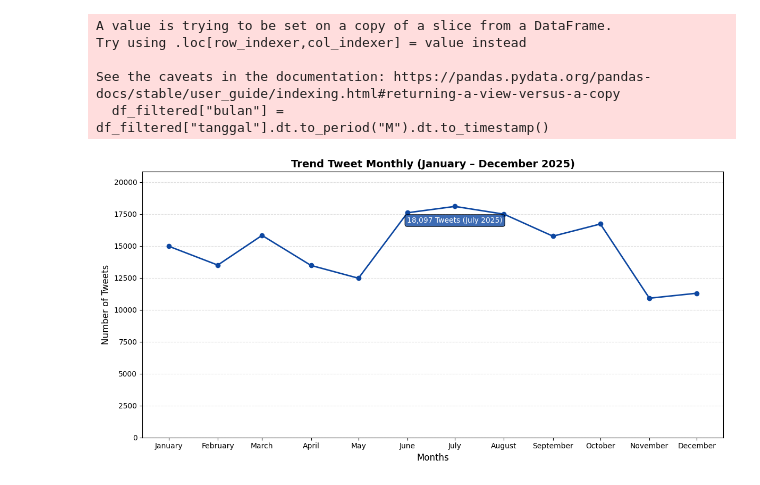
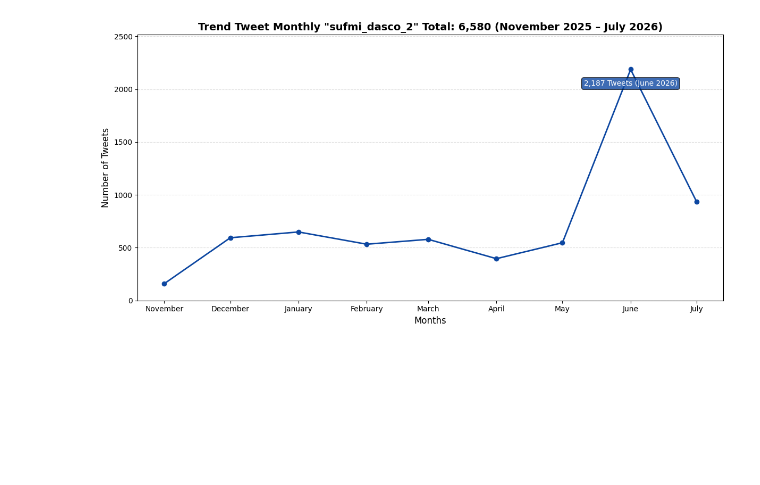
Before and after one commit to whdkelilauw/hxrscraper, a Jupyter notebook: analyze/sentiment/preprocessing.ipynb, the cells around one changed output. Cells and saved outputs as stored; diff of their text form; code cells hidden in the pictures; blank space fills up the shorter version.

Commit message:
update v.0.1.2: improve crawler, preprocessing, SNA extract, tools
Co-Authored-By: Claude Opus 4.6 <noreply@anthropic.com>

```diff
--- a/analyze/sentiment/preprocessing.ipynb
+++ b/analyze/sentiment/preprocessing.ipynb
@@ -1,21 +24,13 @@
 # %%
-import pandas as pd
-from datetime import datetime
+project_name = "sufmi_dasco_2"
+file_name = f"{project_name}-tweets.csv"
 
-project_name = "mbg"
-file_name = "mbg-tweets.csv"
+# SETUP FOLDER
+base_folder = f"../../result/{project_name}/tweets"
+output_folder = f"{base_folder}/preprocessing"
+os.makedirs(output_folder, exist_ok=True)
 
-data = pd.read_csv(f"../../result/{project_name}/tweets/{file_name}")
-
-# users = pd.read_csv("../../result/users.csv")
-# Jika ingin menambahkan data user dari file users.csv
-# df = pd.merge(
-#     data[['tweet_id_str','username','full_text','user_mentions','relation_type','target_username']],
-#     users[['username','followers_count']],
-#     on='username',
-#     how='left'   # 'left' supaya semua tweet tetap ada
-# )
-# df = df[['tweet_id_str', 'username','user_mentions','followers_count','relation_type','target_username','full_text']]
+data = pd.read_csv(f"{base_folder}/{file_name}")
 
 # Konversi kolom created_at ke datetime aware dan ubah ke zona waktu Asia/Jakarta
 data['created_at'] = pd.to_datetime(
@@ -26,7 +41,7 @@ data['created_at'] = pd.to_datetime(
 if 'tanggal' not in data.columns or 'waktu' not in data.columns:
     data['tanggal'] = pd.to_datetime(
         data['created_at'], format='%a %b %d %H:%M:%S %z %Y'
-    ).dt.strftime('%d/%m/%Y')
+    ).dt.strftime('%Y-%m-%d')
 
     data['waktu'] = pd.to_datetime(
         data['created_at'], format='%a %b %d %H:%M:%S %z %Y'
@@ -44,7 +59,7 @@ if 'tanggal' not in data.columns or 'waktu' not in data.columns:
 else:
     df = data.copy()
 
-df.drop_duplicates(subset="tweet_id_str", keep='first', inplace=True)
+df.drop_duplicates(subset="tweet_id_str", keep='last', inplace=True)
 
 df = df[df['full_text'].notna() & (df['full_text'].str.strip() != "-") & (df['full_text'].str.strip() != "")]
 
@@ -165,7 +96,7 @@ import matplotlib.pyplot as plt
 import matplotlib.dates as mdates
 
 # ======== FIX FORMAT TANGGAL ========
-df["tanggal"] = pd.to_datetime(df["tanggal"], dayfirst=True, errors="coerce")
+df["tanggal"] = pd.to_datetime(df["tanggal"], errors="coerce")
 
 # Ambil rentang otomatis
 start_date = df["tanggal"].min().date()
@@ -178,7 +109,7 @@ monthly_counts = df_filtered.groupby("bulan").size().sort_index()
 
 # ======== Cek jika data kosong ========
 if monthly_counts.empty:
-    print("⚠️ Tidak ada data yang bisa ditampilkan dalam rentang waktu ini.")
+    print("Tidak ada data yang bisa ditampilkan dalam rentang waktu ini.")
 else:
     # ======== Plot ========
     plt.figure(figsize=(12,6))
@@ -196,37 +127,42 @@ else:
 
     if len(max_months) > 1:
         start_peak = max_months.min()
         end_peak = max_months.max()
         label_text = f"{max_value:,} Tweets ({start_peak.strftime('%B')} – {end_peak.strftime('%B %Y')})"
         peak_date = start_peak + (end_peak - start_peak) / 2
     else:
         peak_date = max_months[0]
         label_text = f"{max_value:,} Tweets ({peak_date.strftime('%B %Y')})"
 
     # ======== Atur batas atas Y agar label tidak keluar ========
     y_margin = max_value * 0.15
     plt.ylim(0, max_value + y_margin)
 
     # ======== Tambahkan label di dalam frame ========
     plt.text(
         peak_date, max_value - (y_margin * 0.3),
         label_text,
         ha="center", va="top",
         fontsize=10, color="white",
         bbox=dict(facecolor="#0D47A1", alpha=0.8, boxstyle="round,pad=0.3")
     )
 
     # ======== Styling ========
-    plt.title(f"Trend Tweet Monthly ({start_date.strftime('%B')} – {end_date.strftime('%B %Y')})", fontsize=14, fontweight="bold")
+    plt.title(f"Trend Tweet Monthly \"{project_name}\" Total: {int(len(df)):,} ({start_date.strftime('%B %Y')} – {end_date.strftime('%B %Y')})", fontsize=14, fontweight="bold")
     plt.xlabel("Months", fontsize=12)
     plt.ylabel("Number of Tweets", fontsize=12)
     plt.grid(axis="y", linestyle="--", alpha=0.4)
     plt.tight_layout()
+
+    # ======== Save Figure ========
+    plt.savefig(f"{output_folder}/{project_name}_trend_tweet_monthly.png", dpi=300, bbox_inches="tight")
+
     plt.show()
+
+# ======== Simpan CSV Bulanan ========
+monthly_df = monthly_counts.reset_index()
+monthly_df.columns = ["bulan", "jumlah_data"]
+monthly_df["bulan"] = monthly_df["bulan"].dt.strftime("%B %Y")
+monthly_df.to_csv(f"{output_folder}/{project_name}_tweet_per_bulan.csv", index=False)
 # %% [output]
-A value is trying to be set on a copy of a slice from a DataFrame.
-Try using .loc[row_indexer,col_indexer] = value instead
-
-See the caveats in the documentation: https://pandas.pydata.org/pandas-docs/stable/user_guide/indexing.html#returning-a-view-versus-a-copy
-  df_filtered["bulan"] = df_filtered["tanggal"].dt.to_period("M").dt.to_timestamp()
-[figure, old version]
+[figure, new version]
```
Also changed, not shown: parts of 24 cells of this notebook, 11 other files.
